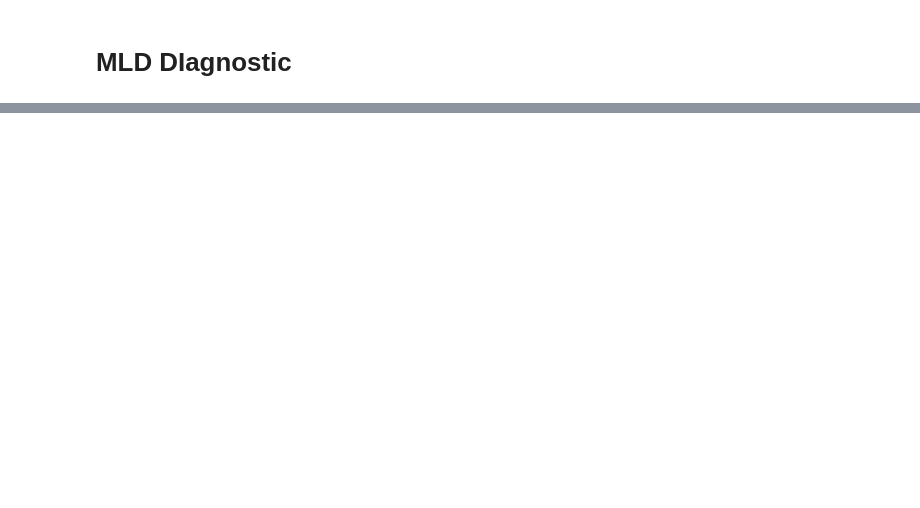
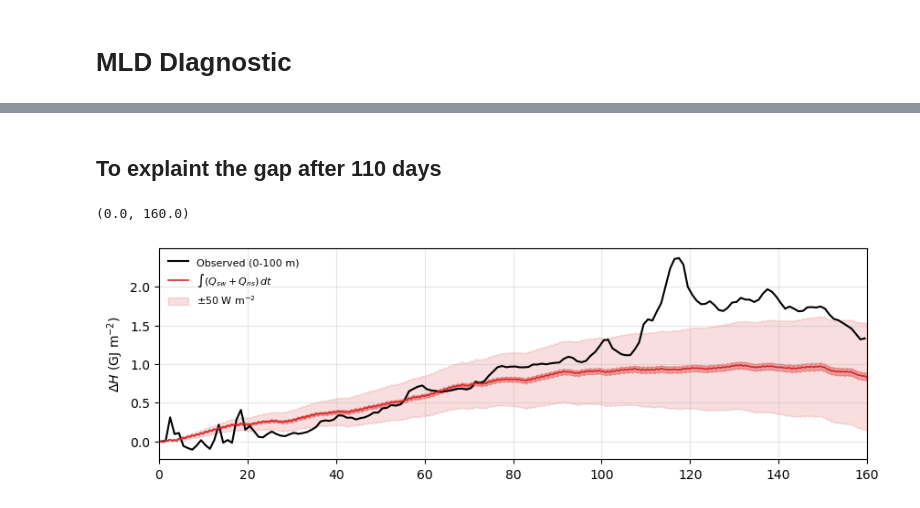
Before and after one commit to mattmattnex/taia-1DV-FD, a Jupyter notebook: experiments/3_Lotus_realistic/realistic_analysis.ipynb, the cells around one changed output, grey strips where cells are left out. Saved outputs shown, nothing was run; the diff lists cells and outputs as text; code cells hidden in the pictures; blank space fills up the shorter version.

```diff
--- a/experiments/3_Lotus_realistic/realistic_analysis.ipynb
+++ b/experiments/3_Lotus_realistic/realistic_analysis.ipynb
@@ -352,0 +153,69 @@ ValueError: operands could not be broadcast together with shapes (7680,) (3840,)
+# %% [markdown]
+## To explaint the gap after 110 days
+# %%
+FLUX_ERR  = 50.0                     # W m-2, bulk-flux accuracy (check Deser et al. 1983)
+N_DAYS    = 160
+
+def epic_days(f):
+    return f['time'][:].astype(float) + f['time2'][:].astype(float) / 86400e3
+
+def daily_mean(t, x, n_days):
+    day = np.floor(t).astype(int)
+    out = np.full(n_days, np.nan)
+    for d in range(n_days):
+        sel = (day == d) & np.isfinite(x)
+        if sel.any():
+            out[d] = x[sel].mean()
+    return np.arange(n_days) + 0.5, out
+
+# --- Observed temperature ---
+with nc.Dataset(MET_FILE) as f:
+    f.set_auto_mask(False)
+    t0 = epic_days(f)[0]
+
+with nc.Dataset(TEMP_FILE) as f:
+    f.set_auto_mask(False)
+    t_obs = epic_days(f) - t0
+    depth = np.abs(f['depth'][:])
+    temp  = f['temp'][:, :, 0, 0]
+
+order = np.argsort(depth)
+depth, temp = depth[order], temp[:, order]
+temp[np.abs(temp) > 1e30] = np.nan
+keep = (t_obs >= 0) & (t_obs <= N_DAYS)
+t_obs, temp = t_obs[keep], temp[keep]
+
+# --- Heat content 0-100 m ---
+RHO_CP = 1000.0 * 3985.0
+z_int = np.concatenate(([0.0], depth))
+T_int = np.concatenate((temp[:, :1], temp), axis=1)
+H_obs = RHO_CP * np.trapezoid(T_int, z_int, axis=1)                 # J m-2 (NaN if a sensor is missing)
+t_day, H_obs_d = daily_mean(t_obs, H_obs, N_DAYS)
+dH_obs = H_obs_d - H_obs_d[0]
+
+# --- Cumulative surface flux from the saved forcing ---
+with np.load(os.path.join(OUTPUT_FOLDER, 'lotus_forcing.npz')) as fz:
+    Qns, Qsw, dt = fz['Q_ns'], fz['Q_sw'], float(fz['dt'])
+t_f   = np.arange(Qns.shape[1]) * dt / 86400
+Q_net = Qns + Qsw[None, :]                                       # (ne, nt) W m-2
+dH_f  = np.cumsum(Q_net, axis=1) * dt                            # J m-2, per member
+dH_f_m, dH_f_s = dH_f.mean(0), dH_f.std(0)
+dH_err = FLUX_ERR * t_f * 86400                                  # +- integrated flux error
+
+# --- Figure ---
+GJ = 1e9
+fig, ax = plt.subplots(1, 1, figsize=(10, 3))
+
+ax.plot(t_day, dH_obs / GJ, 'k', lw=1.5, label='Observed (0-100 m)')
+ax.plot(t_f, dH_f_m / GJ, 'C3', lw=1.2, label=r'$\int (Q_{sw}+Q_{ns})\,dt$')
+ax.fill_between(t_f, (dH_f_m - dH_err) / GJ, (dH_f_m + dH_err) / GJ,
+                   color='C3', alpha=0.15, label=rf'$\pm${FLUX_ERR:.0f} W m$^{{-2}}$')
+ax.fill_between(t_f, (dH_f_m - dH_f_s) / GJ, (dH_f_m + dH_f_s) / GJ, color='C3', alpha=0.35)
+ax.set_ylabel(r'$\Delta H$ (GJ m$^{-2}$)')
+ax.legend(loc='upper left', fontsize=8, frameon=False)
+
+ax.grid(alpha=0.3)
+ax.set_xlim(0, N_DAYS)
+# %% [output]
+(0.0, 160.0)
+[figure, added]
```
Also changed, not shown: parts of 18 cells of this notebook, 1 other file.
